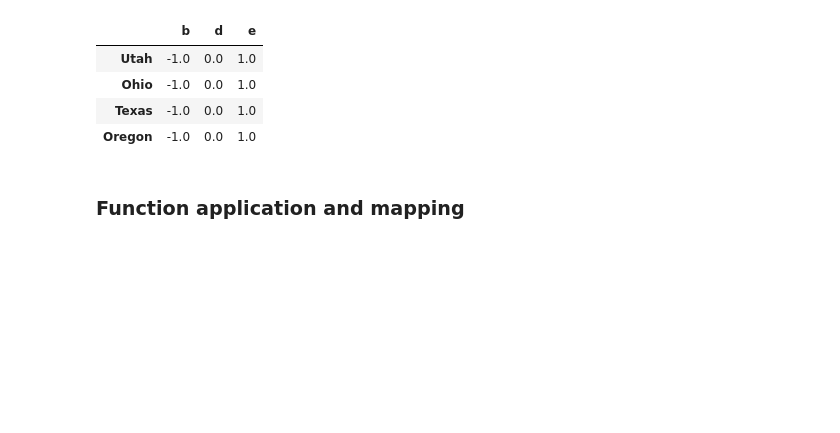
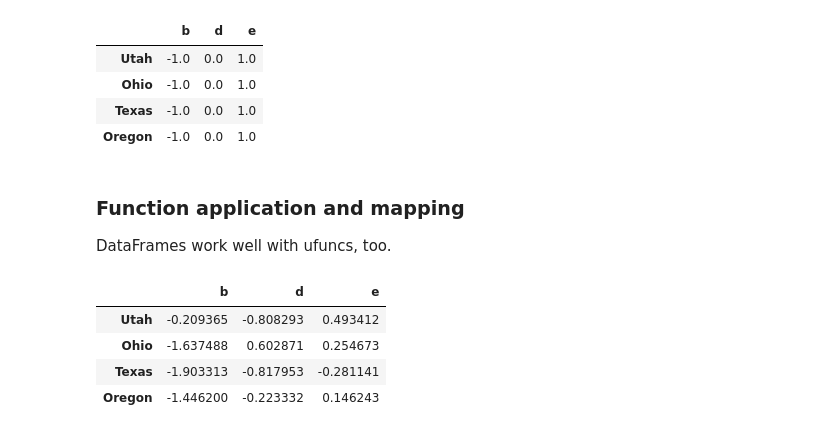
Before and after one commit to jhrcook/100DaysOfPython, a Jupyter notebook: PythonForDataAnalysis/pfda_ch5.ipynb, the cells around one changed output. Drawn from its saved outputs; the diff is of its cells as text; code cells hidden in the pictures; blank space fills up the shorter version.

Commit message:
12 of 100 Days of Python
I am still learning the basics of pandas. Today, we went over
ranking, sorting, and applying functions over column and rows.

```diff
--- a/PythonForDataAnalysis/pfda_ch5.ipynb
+++ b/PythonForDataAnalysis/pfda_ch5.ipynb
@@ -998,3 +992,16 @@ frame.sub(series3, axis='index')
 | Oregon | -1.0 | 0.0 | 1.0 |
 # %% [markdown]
 ### Function application and mapping
+
+DataFrames work well with ufuncs, too.
+# %%
+frame = pd.DataFrame(np.random.randn(4, 3),
+                     columns=list('bde'),
+                     index=['Utah', 'Ohio', 'Texas', 'Oregon'])
+frame
+# %% [output]
+|  | b | d | e |
+| Utah | -0.209365 | -0.808293 | 0.493412 |
+| Ohio | -1.637488 | 0.602871 | 0.254673 |
+| Texas | -1.903313 | -0.817953 | -0.281141 |
+| Oregon | -1.446200 | -0.223332 | 0.146243 |
```
Also changed, not shown: parts of 36 cells of this notebook, 2 other files.
